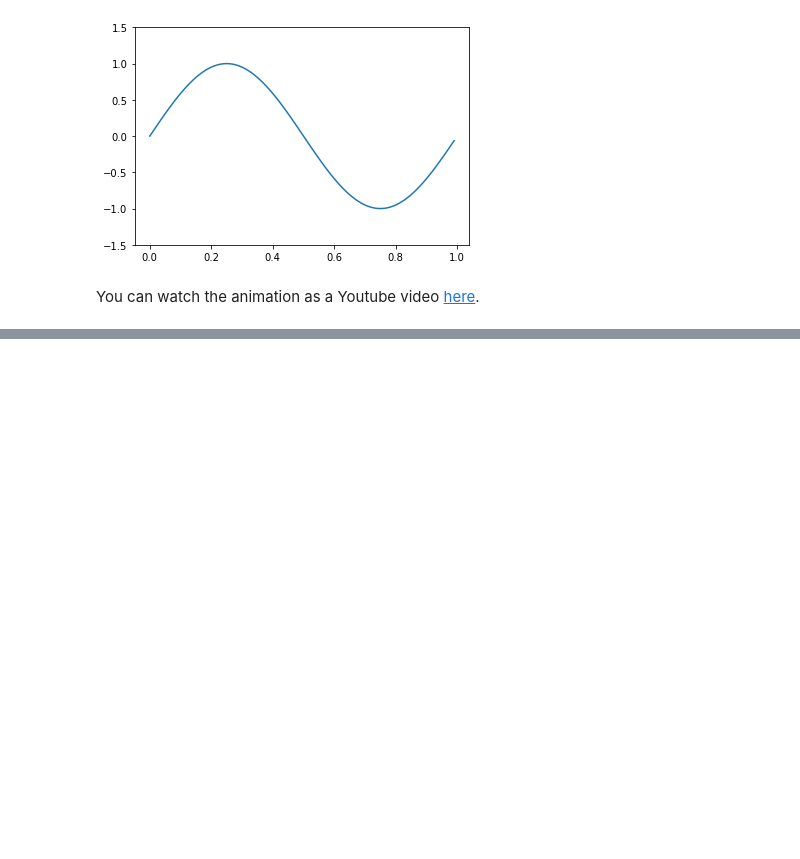
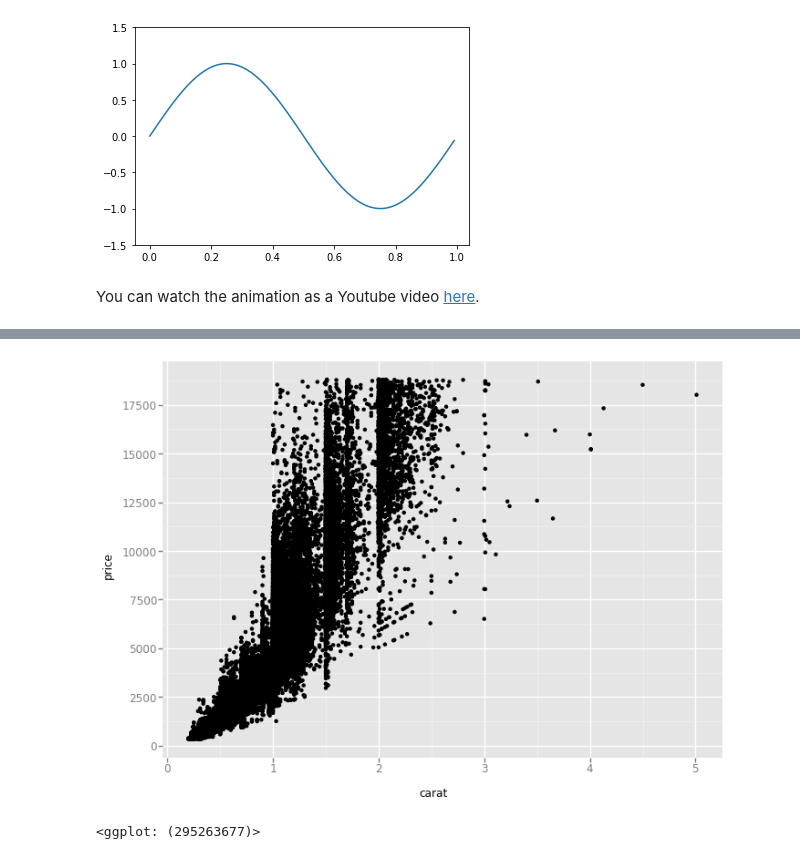
Before and after one commit to ambujtewari/stats607a-fall2017, a Jupyter notebook: Lecture 08.ipynb, the cells around one changed output, grey strips where cells are left out. Drawn from its saved outputs; the diff is of its cells as text; code cells hidden in the pictures; blank space fills up the shorter version.

Commit message:
bokeh and ggplot added to lec 08

```diff
--- a/Lecture 08.ipynb
+++ b/Lecture 08.ipynb
@@ -145,0 +190,6 @@ You can watch the animation as a Youtube video [here](https://youtu.be/2i8TcS6Is
+# %%
+ggplot(aes(x = 'carat', y = 'price'), data = diamonds) +\
+    geom_point()
+# %% [output]
+[figure, added]
+<ggplot: (295263677)>
```
Also changed, not shown: parts of 11 cells of this notebook.
